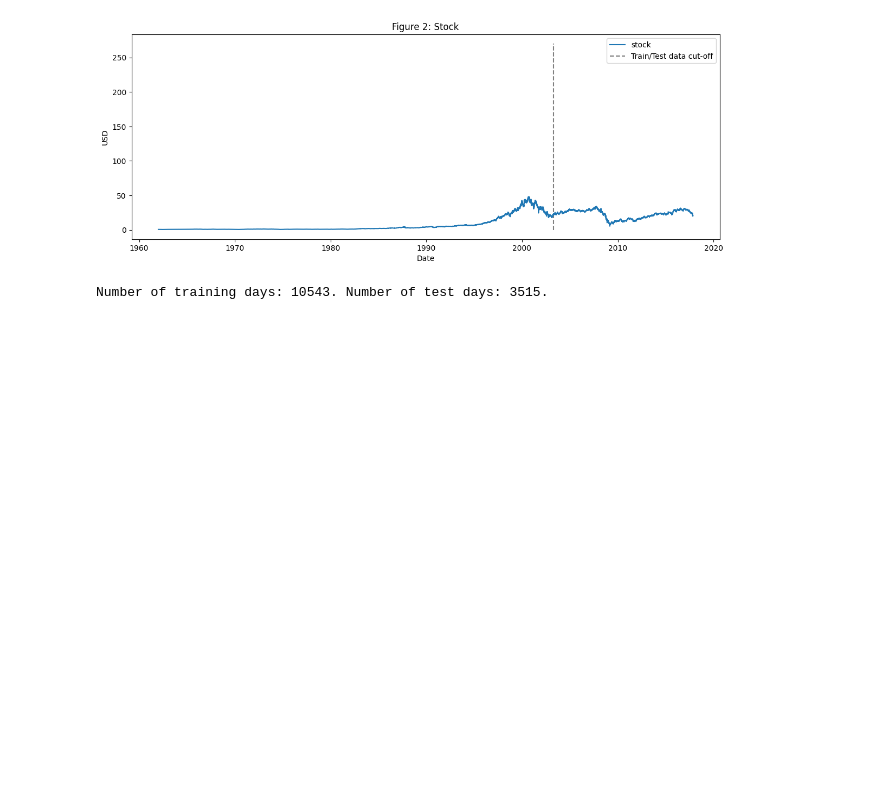
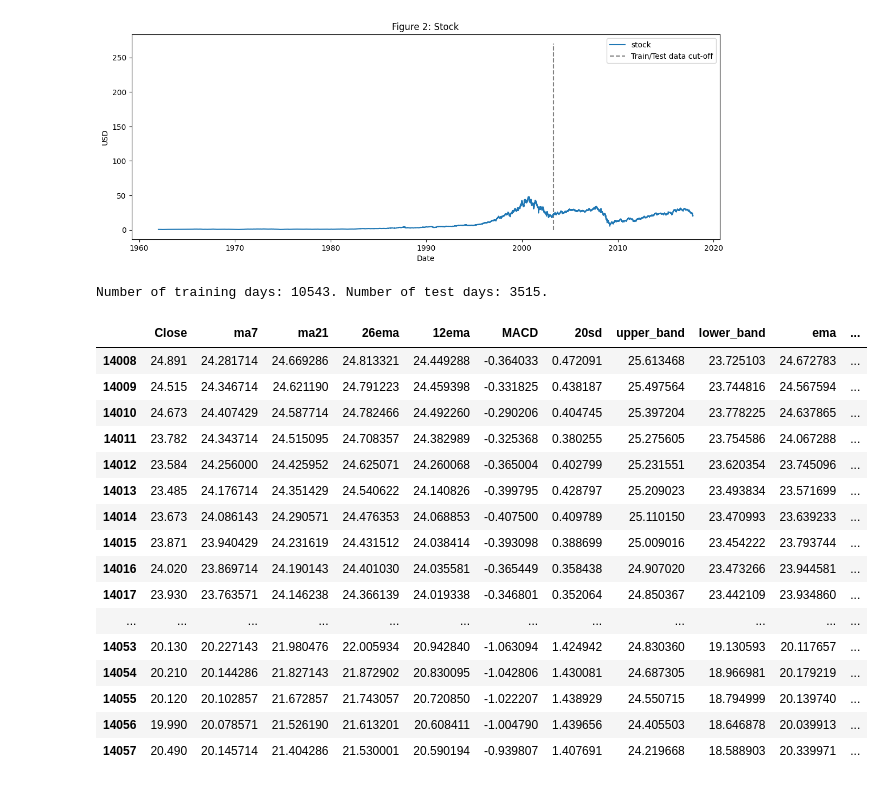
Before and after one commit to adnaneaabbar/stock-trading-system, a Jupyter notebook: Testing_Optimized_Methods_On_Large_Data.ipynb, the cells around one changed output. Cells and saved outputs as stored; diff of their text form; code cells hidden in the pictures; blank space fills up the shorter version.

```diff
--- a/Testing_Optimized_Methods_On_Large_Data.ipynb
+++ b/Testing_Optimized_Methods_On_Large_Data.ipynb
@@ -66,0 +69,27 @@ Number of training days: 10543. Number of test days: 3515.
+# %%
+def get_technical_indicators(dataset):
+    # Create 7 and 21 days Moving Average
+    dataset['ma7'] = dataset['Close'].rolling(window=7).mean()
+    dataset['ma21'] = dataset['Close'].rolling(window=21).mean()
+
+    # Create MACD
+    # dataset['26ema'] = pd.ewma(dataset['price'], span=26)
+    dataset['26ema'] = dataset['Close'].ewm(span = 26).mean()
+    #dataset['12ema'] = pd.ewma(dataset['price'], span=12)
+    dataset['12ema'] = dataset['Close'].ewm(span = 12).mean()
+    dataset['MACD'] = (dataset['12ema']-dataset['26ema'])
+
+    # Create Bollinger Bands
+    dataset['20sd'] = dataset['Close'].rolling(20).std()
+
+    dataset['upper_band'] = dataset['ma21'] + 2*(dataset['Close'].rolling(20).std())
+    dataset['lower_band'] = dataset['ma21'] - 2*(dataset['Close'].rolling(20).std())
+
+    # Create Exponential moving average
+    dataset['ema'] = dataset['Close'].ewm(com=0.5).mean()
+
+    # Create Momentum
+    dataset['momentum'] = dataset['Close']-1
+    dataset['log_momentum'] = np.log(dataset['momentum'])
+
+    return dataset
@@ -66,0 +99,20 @@ Number of training days: 10543. Number of test days: 3515.
+# %%
+dataset_TI_df.tail(50)
+# %% [output]
+|  | Close | ma7 | ma21 | 26ema | 12ema | MACD | 20sd | upper_band | lower_band | ema | ... |
+| 14008 | 24.891 | 24.281714 | 24.669286 | 24.813321 | 24.449288 | -0.364033 | 0.472091 | 25.613468 | 23.725103 | 24.672783 | ... |
+| 14009 | 24.515 | 24.346714 | 24.621190 | 24.791223 | 24.459398 | -0.331825 | 0.438187 | 25.497564 | 23.744816 | 24.567594 | ... |
+| 14010 | 24.673 | 24.407429 | 24.587714 | 24.782466 | 24.492260 | -0.290206 | 0.404745 | 25.397204 | 23.778225 | 24.637865 | ... |
+| 14011 | 23.782 | 24.343714 | 24.515095 | 24.708357 | 24.382989 | -0.325368 | 0.380255 | 25.275605 | 23.754586 | 24.067288 | ... |
+| 14012 | 23.584 | 24.256000 | 24.425952 | 24.625071 | 24.260068 | -0.365004 | 0.402799 | 25.231551 | 23.620354 | 23.745096 | ... |
+| 14013 | 23.485 | 24.176714 | 24.351429 | 24.540622 | 24.140826 | -0.399795 | 0.428797 | 25.209023 | 23.493834 | 23.571699 | ... |
+| 14014 | 23.673 | 24.086143 | 24.290571 | 24.476353 | 24.068853 | -0.407500 | 0.409789 | 25.110150 | 23.470993 | 23.639233 | ... |
+| 14015 | 23.871 | 23.940429 | 24.231619 | 24.431512 | 24.038414 | -0.393098 | 0.388699 | 25.009016 | 23.454222 | 23.793744 | ... |
+| 14016 | 24.020 | 23.869714 | 24.190143 | 24.401030 | 24.035581 | -0.365449 | 0.358438 | 24.907020 | 23.473266 | 23.944581 | ... |
+| 14017 | 23.930 | 23.763571 | 24.146238 | 24.366139 | 24.019338 | -0.346801 | 0.352064 | 24.850367 | 23.442109 | 23.934860 | ... |
+| ... | ... | ... | ... | ... | ... | ... | ... | ... | ... | ... | ... |
+| 14053 | 20.130 | 20.227143 | 21.980476 | 22.005934 | 20.942840 | -1.063094 | 1.424942 | 24.830360 | 19.130593 | 20.117657 | ... |
+| 14054 | 20.210 | 20.144286 | 21.827143 | 21.872902 | 20.830095 | -1.042806 | 1.430081 | 24.687305 | 18.966981 | 20.179219 | ... |
+| 14055 | 20.120 | 20.102857 | 21.672857 | 21.743057 | 20.720850 | -1.022207 | 1.438929 | 24.550715 | 18.794999 | 20.139740 | ... |
+| 14056 | 19.990 | 20.078571 | 21.526190 | 21.613201 | 20.608411 | -1.004790 | 1.439656 | 24.405503 | 18.646878 | 20.039913 | ... |
+| 14057 | 20.490 | 20.145714 | 21.404286 | 21.530001 | 20.590194 | -0.939807 | 1.407691 | 24.219668 | 18.588903 | 20.339971 | ... |
```
Also changed, not shown: parts of 7 cells of this notebook.
